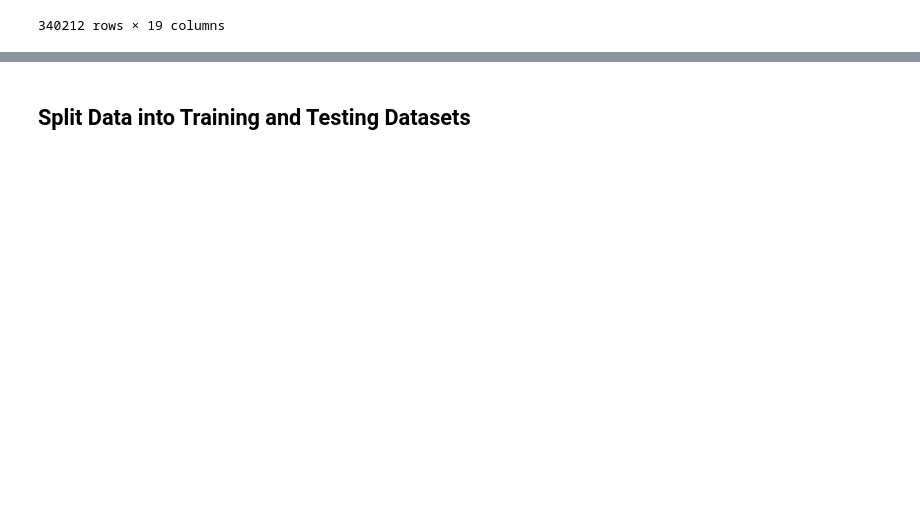
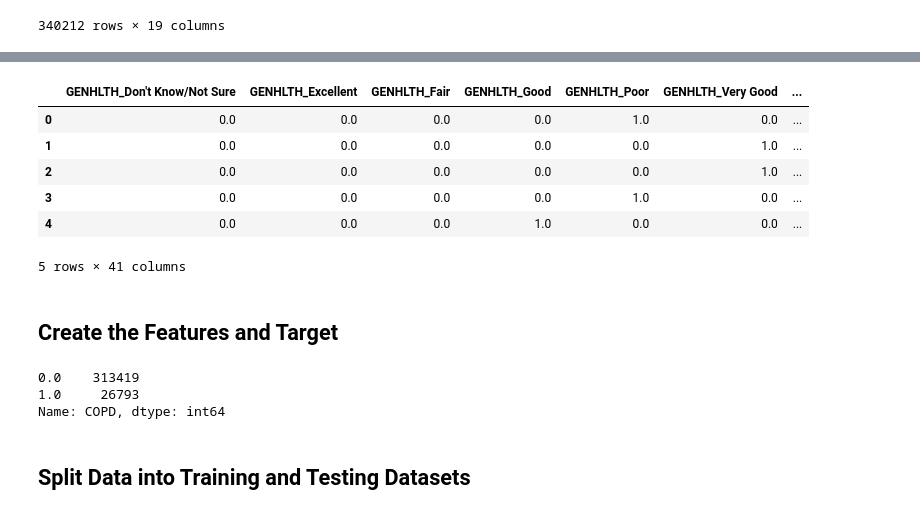
Before and after one commit to andyvu016/project2-team2, a Jupyter notebook: Analysis.ipynb, the cells around one changed output, grey strips where cells are left out. Cells and saved outputs as stored; diff of their text form; code cells hidden in the pictures; blank space fills up the shorter version.

```diff
--- a/Analysis.ipynb
+++ b/Analysis.ipynb
@@ -233,2 +284,18 @@ brfss_cleaned_df
+# %%
+# Add encoded DataFrame back to cleaned DataFrame
+brfss_encoded_df = pd.concat([brfss_encoded_df, brfss_cleaned_df.drop(columns = brfss_categorical_variables)], axis = "columns")
+
+# Review the Dataframe
+brfss_encoded_df.head()
+# %% [output]
+|  | GENHLTH_Don't Know/Not Sure | GENHLTH_Excellent | GENHLTH_Fair | GENHLTH_Good | GENHLTH_Poor | GENHLTH_Very Good | ... |
+| 0 | 0.0 | 0.0 | 0.0 | 0.0 | 1.0 | 0.0 | ... |
+| 1 | 0.0 | 0.0 | 0.0 | 0.0 | 0.0 | 1.0 | ... |
+| 2 | 0.0 | 0.0 | 0.0 | 0.0 | 0.0 | 1.0 | ... |
+| 3 | 0.0 | 0.0 | 0.0 | 0.0 | 1.0 | 0.0 | ... |
+| 4 | 0.0 | 0.0 | 0.0 | 1.0 | 0.0 | 0.0 | ... |
+5 rows × 41 columns
+# %% [markdown]
+## Create the Features and Target
 # %%
 ## Select Features and Label
@@ -237,3 +304,10 @@ brfss_y = brfss_cleaned_df["COPD"]
+# %%
+# Check balance of Target
+brfss_y.value_counts()
+# %% [output]
+0.0    313419
+1.0     26793
+Name: COPD, dtype: int64
 # %% [markdown]
 ## Split Data into Training and Testing Datasets
 # %%
```
Also changed, not shown: parts of 53 cells of this notebook, 5 other files.
